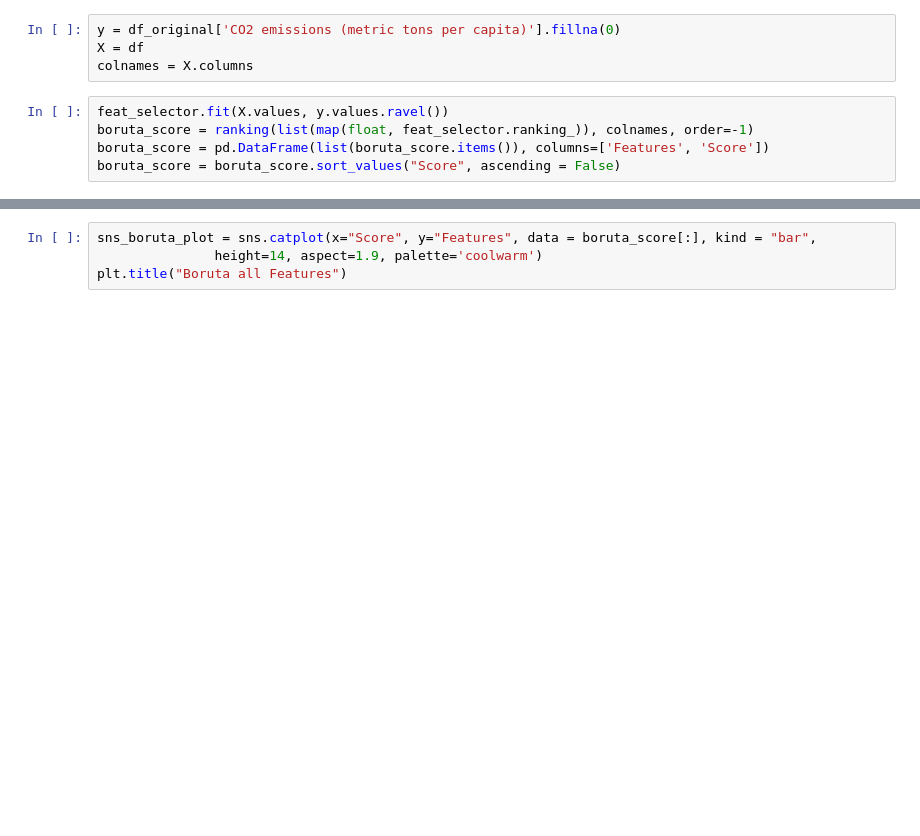
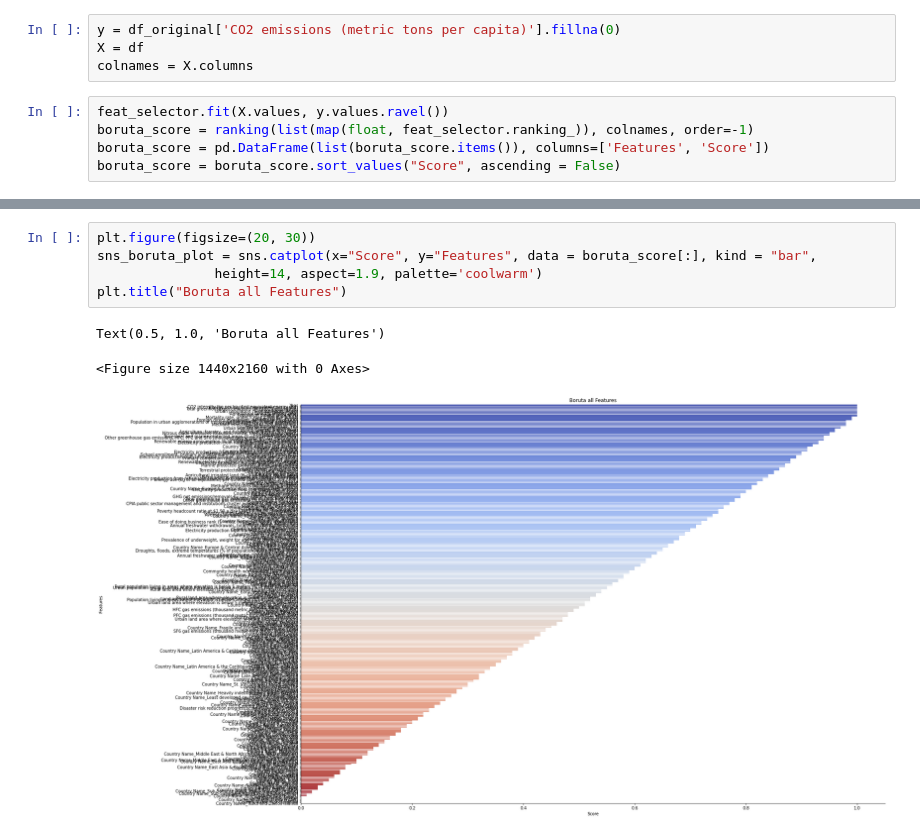
Before and after one commit to BingQuanChua/SASPICIOUS, a Jupyter notebook: eda_feature_selection.ipynb, the cells around one changed output, grey strips where cells are left out. Drawn from its saved outputs; the diff is of its cells as text; blank space fills up the shorter version.

```diff
--- a/eda_feature_selection.ipynb
+++ b/eda_feature_selection.ipynb
@@ -112,6 +190,11 @@ boruta_score.tail(10)
 # %%
+plt.figure(figsize=(20, 30))
 sns_boruta_plot = sns.catplot(x="Score", y="Features", data = boruta_score[:], kind = "bar",
                height=14, aspect=1.9, palette='coolwarm')
 plt.title("Boruta all Features")
+# %% [output]
+Text(0.5, 1.0, 'Boruta all Features')
+<Figure size 1440x2160 with 0 Axes>
+[figure, added]
 # %%
 boruta_score.head(11)['Features'].values
```
Also changed, not shown: parts of 30 cells of this notebook, 1 other file.
